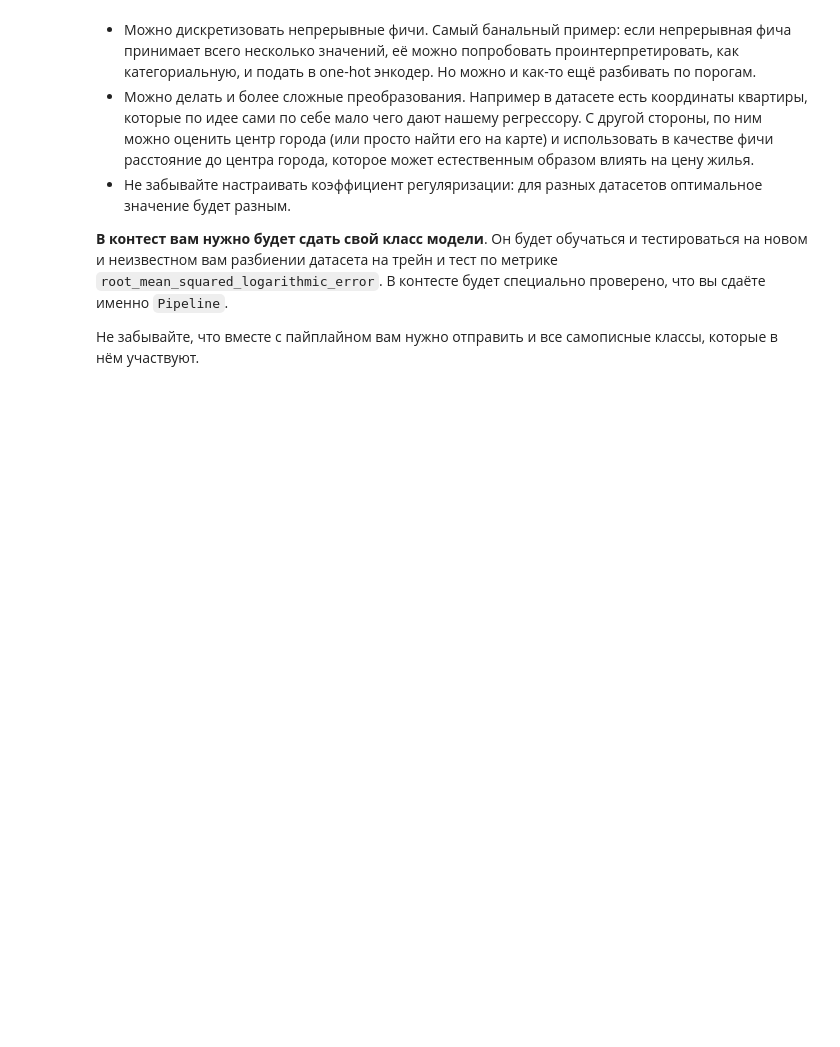
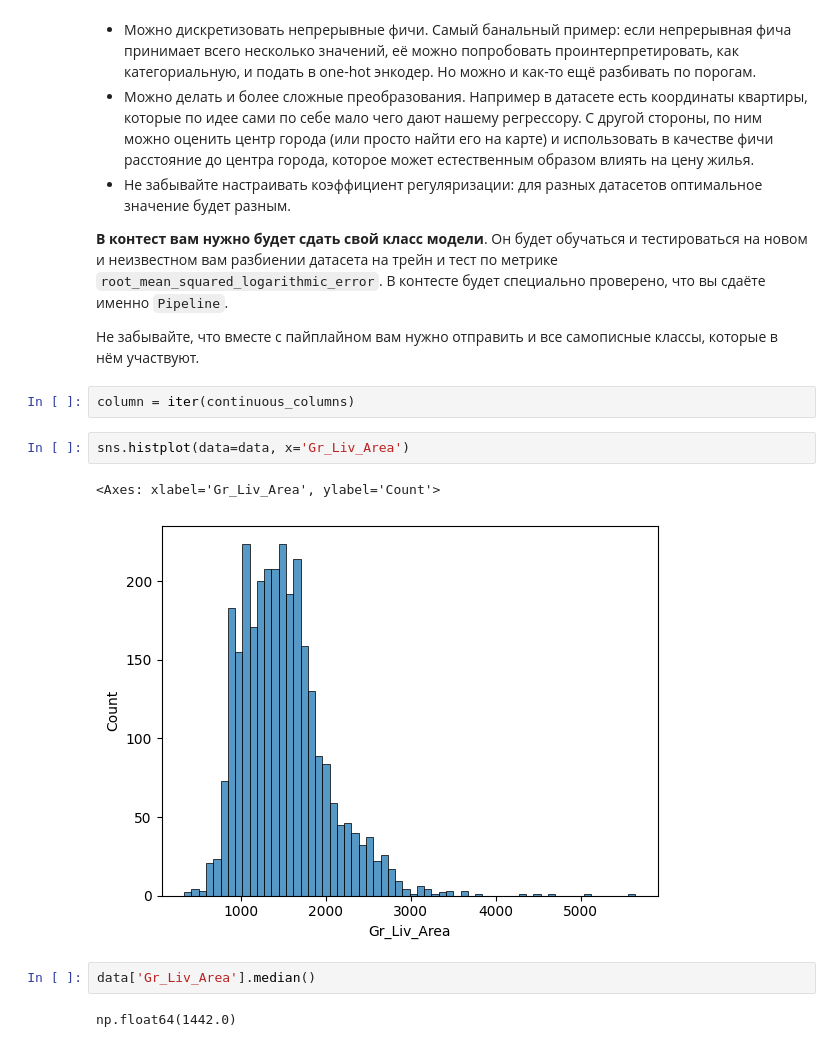
Before and after one commit to Amodion/YandexSourcebook, a Jupyter notebook: 2.1. Линейные Модели/autohw_linear_models_dabd6b0378.ipynb, the cells around one changed output. Saved outputs shown, nothing was run; the diff lists cells and outputs as text; blank space fills up the shorter version.

```diff
--- a/2.1. Линейные Модели/autohw_linear_models_dabd6b0378.ipynb
+++ b/2.1. Линейные Модели/autohw_linear_models_dabd6b0378.ipynb
@@ -821,3 +823,14 @@ np.float64(0.15727280768902552)
 В контесте будет специально проверено, что вы сдаёте именно `Pipeline`.
 
 Не забывайте, что вместе с пайплайном вам нужно отправить и все самописные классы, которые в нём участвуют.
+# %%
+column = iter(continuous_columns)
+# %%
+sns.histplot(data=data, x='Gr_Liv_Area')
+# %% [output]
+<Axes: xlabel='Gr_Liv_Area', ylabel='Count'>
+[figure, added]
+# %%
+data['Gr_Liv_Area'].median()
+# %% [output]
+np.float64(1442.0)
```
Also changed, not shown: parts of 17 cells of this notebook, 1 other file.
